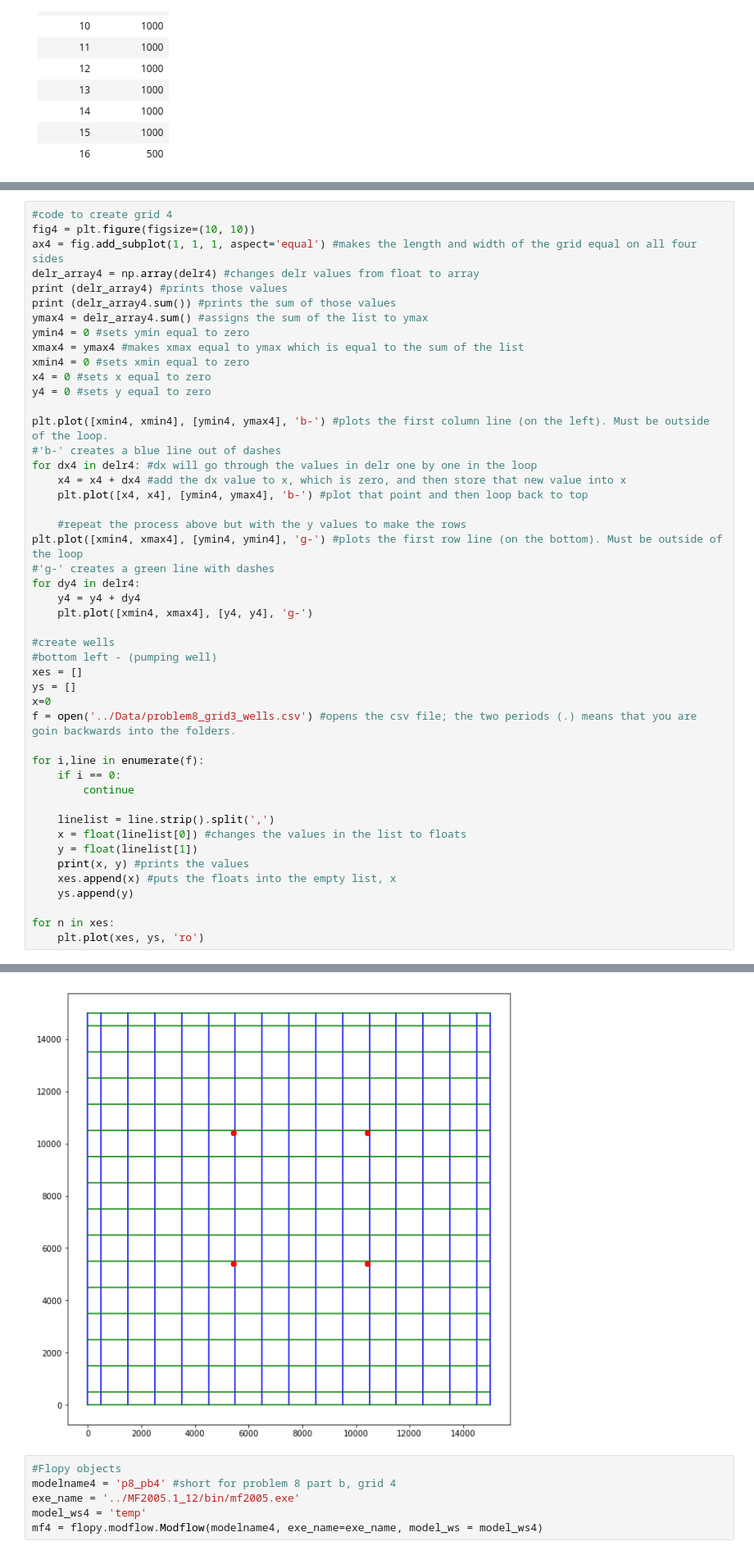
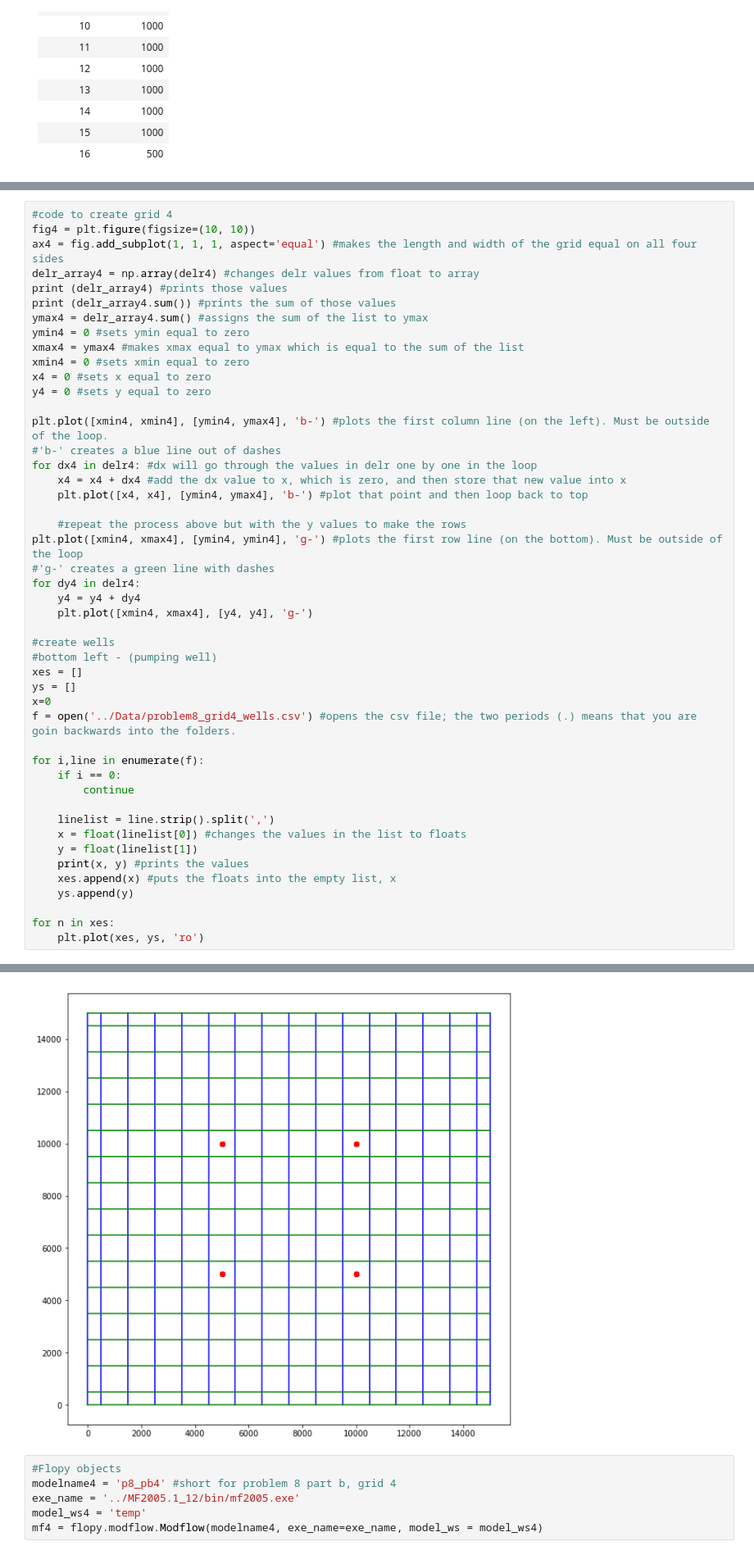
Before and after one commit to jordw22/modflow_epa, a Jupyter notebook: Notebooks/Problem 8 (Part b) - Grid and Time Stepping Considerations.ipynb, the cells around one changed output, grey strips where cells are left out. Shown: that part at 82% size. Saved outputs shown, nothing was run; the diff lists cells and outputs as text.

```diff
--- a/Notebooks/Problem 8 (Part b) - Grid and Time Stepping Considerations.ipynb
+++ b/Notebooks/Problem 8 (Part b) - Grid and Time Stepping Considerations.ipynb
@@ -721,7 +799,7 @@ for dy4 in delr4:
 xes = []
 ys = []
 x=0
-f = open('../Data/problem8_grid3_wells.csv') #opens the csv file; the two periods (.) means that you are goin backwards into the folders.
+f = open('../Data/problem8_grid4_wells.csv') #opens the csv file; the two periods (.) means that you are goin backwards into the folders.
 
 for i,line in enumerate(f):
     if i == 0:
@@ -747,4 +825,4 @@ for n in xes:
-[figure, old version]
+[figure, new version]
 # %%
 #Flopy objects
 modelname4 = 'p8_pb4' #short for problem 8 part b, grid 4
```
Also changed, not shown: parts of 24 cells of this notebook, 3 other files.
